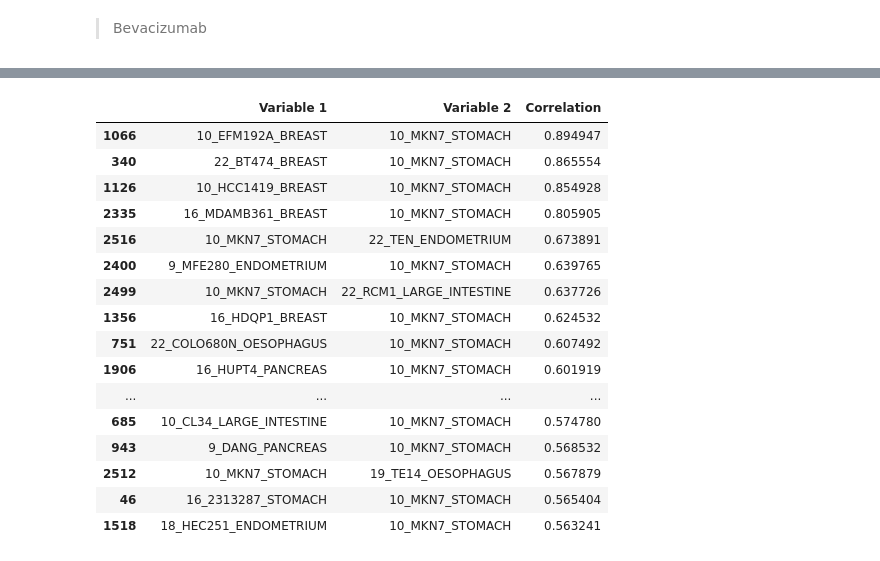
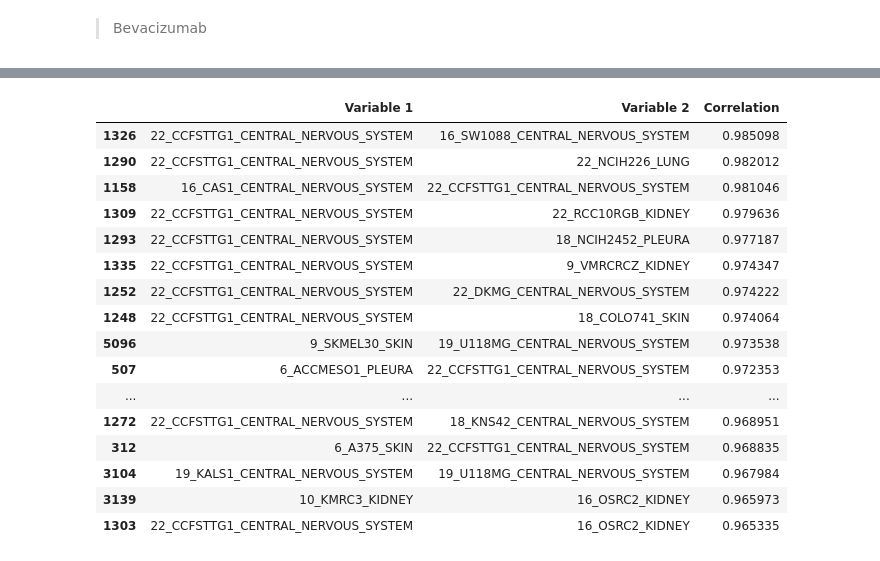
Before and after one commit to vasdumrong765/F1L_emulator_2024, a Jupyter notebook: src/240703-02_kinker_explore.ipynb, the cells around one changed output, grey strips where cells are left out. Drawn from its saved outputs; the diff is of its cells as text; code cells hidden in the pictures.

```diff
--- a/src/240703-02_kinker_explore.ipynb
+++ b/src/240703-02_kinker_explore.ipynb
@@ -232,0 +303,16 @@ sc.pl.correlation_matrix(adata=pdata_Trastuzumab_2, groupby='CellLine')
+# %%
+# VEGF gene list
+Gene_set_VEGF = genes = [
+    "PIK3R1", "PIK3CA", "PRKCA", "VHL", "NOS3", "VEGFA", "EIF2B4", "SHC1",
+    "HRAS", "FLT1", "EIF2B3", "ARNT", "HIF1A", "EIF1AX", "EIF2B1", "EIF2S3",
+    "ELAVL1", "FLT4", "KDR", "PIK3CG", "PLCG1", "PRKCB", "EIF2B5", "EIF2S2",
+    "EIF2S1", "EIF1", "EIF2B2"]
+
+cancer_list_Bevacizumab = ['Lung Cancer', 'Brain Cancer', 'Liver Cancer', 'Kidney Cancer',
+                           'Thyroid Cancer', 'Prostate Cancer', 'Skin Cancer', 'Bone Cancer', 'Ovarian Cancer']
+pdata_Bevacizumab_2 = pdata[pdata.obs['Indication'].isin(cancer_list_Bevacizumab),
+                            pdata.var.index.isin(Gene_set_VEGF)]
+
+sc.tl.dendrogram(adata=pdata_Bevacizumab_2, groupby='CellLine', inplace=True)
+sc.pl.correlation_matrix(adata=pdata_Bevacizumab_2, groupby='CellLine',
+                         vmin=0.9, vmax=1)
@@ -233,11 +321,15 @@ sc.pl.correlation_matrix(adata=pdata_Trastuzumab_2, groupby='CellLine')
 # %%
-df_pdata_Trastuzumab = pd.DataFrame(pdata_Trastuzumab_2.X)
-df_pdata_Trastuzumab.index = pdata_Trastuzumab_2.obs_names
-df_pdata_Trastuzumab.columns = pdata_Trastuzumab_2.var_names
-correlation_matrix = df_pdata_Trastuzumab.T.corr()
+df_pdata_Bevacizumab = pd.DataFrame(pdata_Bevacizumab_2.X)
+df_pdata_Bevacizumab.index = pdata_Bevacizumab_2.obs_names
+df_pdata_Bevacizumab.columns = pdata_Bevacizumab_2.var_names
+correlation_matrix_Bevacizumab = df_pdata_Bevacizumab.T.corr()
 
 # Get upper triangular part of the correlation matrix
-upper_tri = np.triu(correlation_matrix, k=1)
+upper_tri_Bevacizumab = np.triu(correlation_matrix, k=1)
 
 # Extract unique values, excluding diagonal (1.0)
-unique_correlations = np.unique(upper_tri[upper_tri != 0])
+unique_correlations = np.unique(upper_tri[upper_tri_Bevacizumab != 0])
+
+unique_correlations_pdata_Bevacizumab = extract_unique_correlations(correlation_matrix_Bevacizumab)
+
+unique_correlations_pdata_Bevacizumab.to_csv('/content/unique_correlations_pdata_Bevacizumab.csv')
@@ -294,23 +336,23 @@ unique_correlations_pdata_Trastuzumab.sort_values(by='Correlation', ascending=Fa
 # %%
-unique_correlations_pdata_Trastuzumab[
-    (unique_correlations_pdata_Trastuzumab['Variable 1'].str.contains('MKN7'))|
-    (unique_correlations_pdata_Trastuzumab['Variable 2'].str.contains('MKN7'))
+unique_correlations_pdata_Bevacizumab[
+    (unique_correlations_pdata_Bevacizumab['Variable 1'].str.contains('OUMMS23|HCC56|CAMA1|HDQP1|HCC38|BT549|RERFLCAD1|NCIH358|U118MG|CCFSTTG1|SNU423|SNU449|KMRC3'))|
+    (unique_correlations_pdata_Bevacizumab['Variable 2'].str.contains('OUMMS23|HCC56|CAMA1|HDQP1|HCC38|BT549|RERFLCAD1|NCIH358|U118MG|CCFSTTG1|SNU423|SNU449|KMRC3'))
 ].sort_values(by='Correlation', ascending=False).head(20)
 # %% [output]
 |  | Variable 1 | Variable 2 | Correlation |
-| 1066 | 10_EFM192A_BREAST | 10_MKN7_STOMACH | 0.894947 |
-| 340 | 22_BT474_BREAST | 10_MKN7_STOMACH | 0.865554 |
-| 1126 | 10_HCC1419_BREAST | 10_MKN7_STOMACH | 0.854928 |
-| 2335 | 16_MDAMB361_BREAST | 10_MKN7_STOMACH | 0.805905 |
-| 2516 | 10_MKN7_STOMACH | 22_TEN_ENDOMETRIUM | 0.673891 |
-| 2400 | 9_MFE280_ENDOMETRIUM | 10_MKN7_STOMACH | 0.639765 |
-| 2499 | 10_MKN7_STOMACH | 22_RCM1_LARGE_INTESTINE | 0.637726 |
-| 1356 | 16_HDQP1_BREAST | 10_MKN7_STOMACH | 0.624532 |
-| 751 | 22_COLO680N_OESOPHAGUS | 10_MKN7_STOMACH | 0.607492 |
-| 1906 | 16_HUPT4_PANCREAS | 10_MKN7_STOMACH | 0.601919 |
+| 1326 | 22_CCFSTTG1_CENTRAL_NERVOUS_SYSTEM | 16_SW1088_CENTRAL_NERVOUS_SYSTEM | 0.985098 |
+| 1290 | 22_CCFSTTG1_CENTRAL_NERVOUS_SYSTEM | 22_NCIH226_LUNG | 0.982012 |
+| 1158 | 16_CAS1_CENTRAL_NERVOUS_SYSTEM | 22_CCFSTTG1_CENTRAL_NERVOUS_SYSTEM | 0.981046 |
+| 1309 | 22_CCFSTTG1_CENTRAL_NERVOUS_SYSTEM | 22_RCC10RGB_KIDNEY | 0.979636 |
+| 1293 | 22_CCFSTTG1_CENTRAL_NERVOUS_SYSTEM | 18_NCIH2452_PLEURA | 0.977187 |
+| 1335 | 22_CCFSTTG1_CENTRAL_NERVOUS_SYSTEM | 9_VMRCRCZ_KIDNEY | 0.974347 |
+| 1252 | 22_CCFSTTG1_CENTRAL_NERVOUS_SYSTEM | 22_DKMG_CENTRAL_NERVOUS_SYSTEM | 0.974222 |
+| 1248 | 22_CCFSTTG1_CENTRAL_NERVOUS_SYSTEM | 18_COLO741_SKIN | 0.974064 |
+| 5096 | 9_SKMEL30_SKIN | 19_U118MG_CENTRAL_NERVOUS_SYSTEM | 0.973538 |
+| 507 | 6_ACCMESO1_PLEURA | 22_CCFSTTG1_CENTRAL_NERVOUS_SYSTEM | 0.972353 |
 | ... | ... | ... | ... |
-| 685 | 10_CL34_LARGE_INTESTINE | 10_MKN7_STOMACH | 0.574780 |
-| 943 | 9_DANG_PANCREAS | 10_MKN7_STOMACH | 0.568532 |
-| 2512 | 10_MKN7_STOMACH | 19_TE14_OESOPHAGUS | 0.567879 |
-| 46 | 16_2313287_STOMACH | 10_MKN7_STOMACH | 0.565404 |
-| 1518 | 18_HEC251_ENDOMETRIUM | 10_MKN7_STOMACH | 0.563241 |
+| 1272 | 22_CCFSTTG1_CENTRAL_NERVOUS_SYSTEM | 18_KNS42_CENTRAL_NERVOUS_SYSTEM | 0.968951 |
+| 312 | 6_A375_SKIN | 22_CCFSTTG1_CENTRAL_NERVOUS_SYSTEM | 0.968835 |
+| 3104 | 19_KALS1_CENTRAL_NERVOUS_SYSTEM | 19_U118MG_CENTRAL_NERVOUS_SYSTEM | 0.967984 |
+| 3139 | 10_KMRC3_KIDNEY | 16_OSRC2_KIDNEY | 0.965973 |
+| 1303 | 22_CCFSTTG1_CENTRAL_NERVOUS_SYSTEM | 16_OSRC2_KIDNEY | 0.965335 |
```
Also changed, not shown: parts of 18 cells of this notebook, 2 other files.
